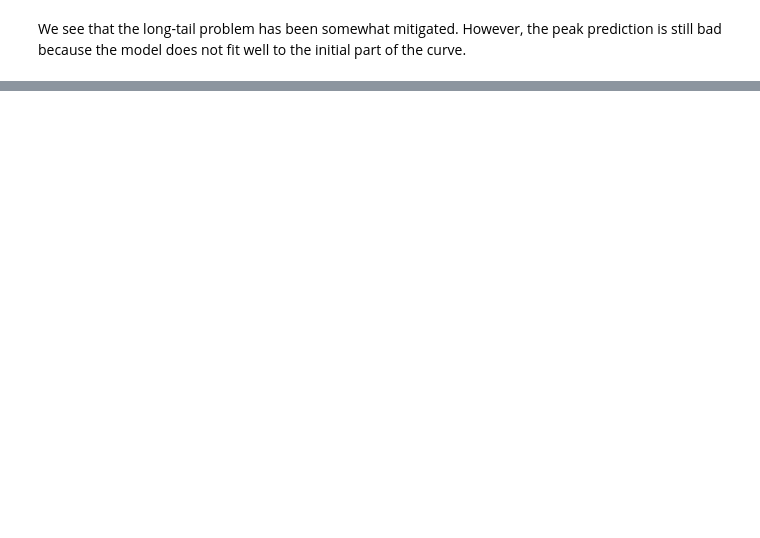
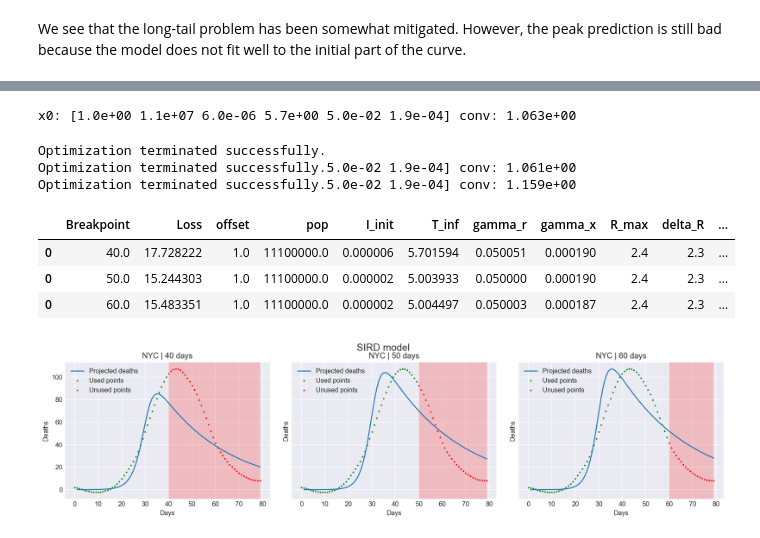
Before and after one commit to anag004/covid-model, a Jupyter notebook: ihme/SIER.ipynb, the cells around one changed output, grey strips where cells are left out. Drawn from its saved outputs; the diff is of its cells as text; code cells hidden in the pictures; blank space fills up the shorter version.

```diff
--- a/ihme/SIER.ipynb
+++ b/ihme/SIER.ipynb
@@ -544,0 +676,16 @@ We see that the long-tail problem has been somewhat mitigated. However, the peak
+# %%
+# Since mobility data is not available we construct our own
+padded_sd = -500 * expit(np.arange(-50, 60, 1) / 2)
+get_model_stats(sird_sd, rmse_loss, smooth_data_hubei, [40, 50, 60], "SIRD model",
+                param_cols=["offset", "pop", "I_init", "T_inf", "gamma_r", "gamma_x", "R_max", "delta_R", "sd_offset"],
+                bounds=[(1, 1), (1.11e7, 1.11e7), (1e-7, 1e-4), (5, 8), (5e-2, 6e-2), (1.0e-4, 1.9e-4), (2.4, 2.4), (2.3, 2.3), (20, 23)])
+# %% [output]
+x0: [1.0e+00 1.1e+07 6.0e-06 5.7e+00 5.0e-02 1.9e-04] conv: 1.063e+00
+Optimization terminated successfully.
+Optimization terminated successfully.5.0e-02 1.9e-04] conv: 1.061e+00
+Optimization terminated successfully.5.0e-02 1.9e-04] conv: 1.159e+00
+|  | Breakpoint | Loss | offset | pop | I_init | T_inf | gamma_r | gamma_x | R_max | delta_R | ... |
+| 0 | 40.0 | 17.728222 | 1.0 | 11100000.0 | 0.000006 | 5.701594 | 0.050051 | 0.000190 | 2.4 | 2.3 | ... |
+| 0 | 50.0 | 15.244303 | 1.0 | 11100000.0 | 0.000002 | 5.003933 | 0.050000 | 0.000190 | 2.4 | 2.3 | ... |
+| 0 | 60.0 | 15.483351 | 1.0 | 11100000.0 | 0.000002 | 5.004497 | 0.050003 | 0.000187 | 2.4 | 2.3 | ... |
+[figure, added]
```
Also changed, not shown: parts of 16 cells of this notebook.
